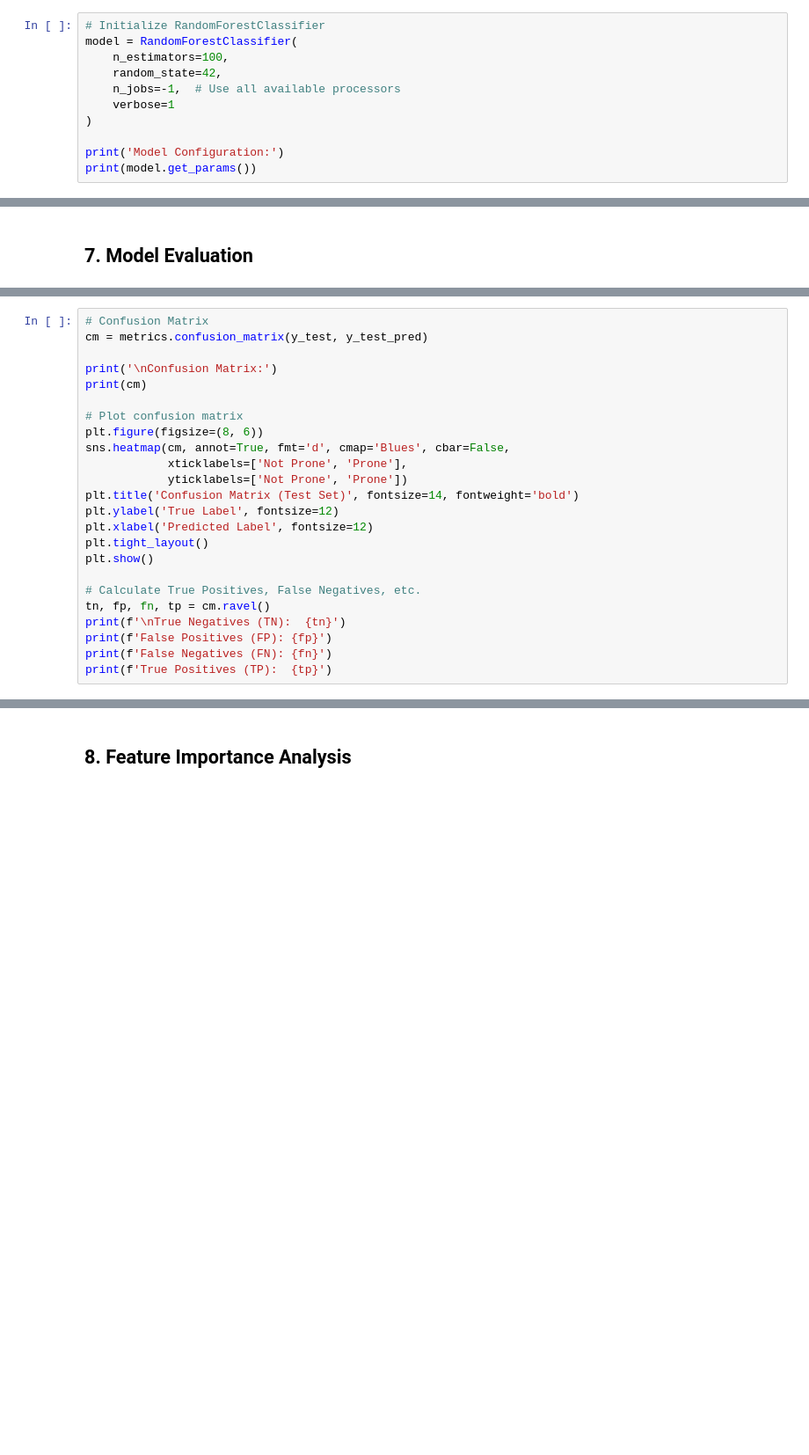
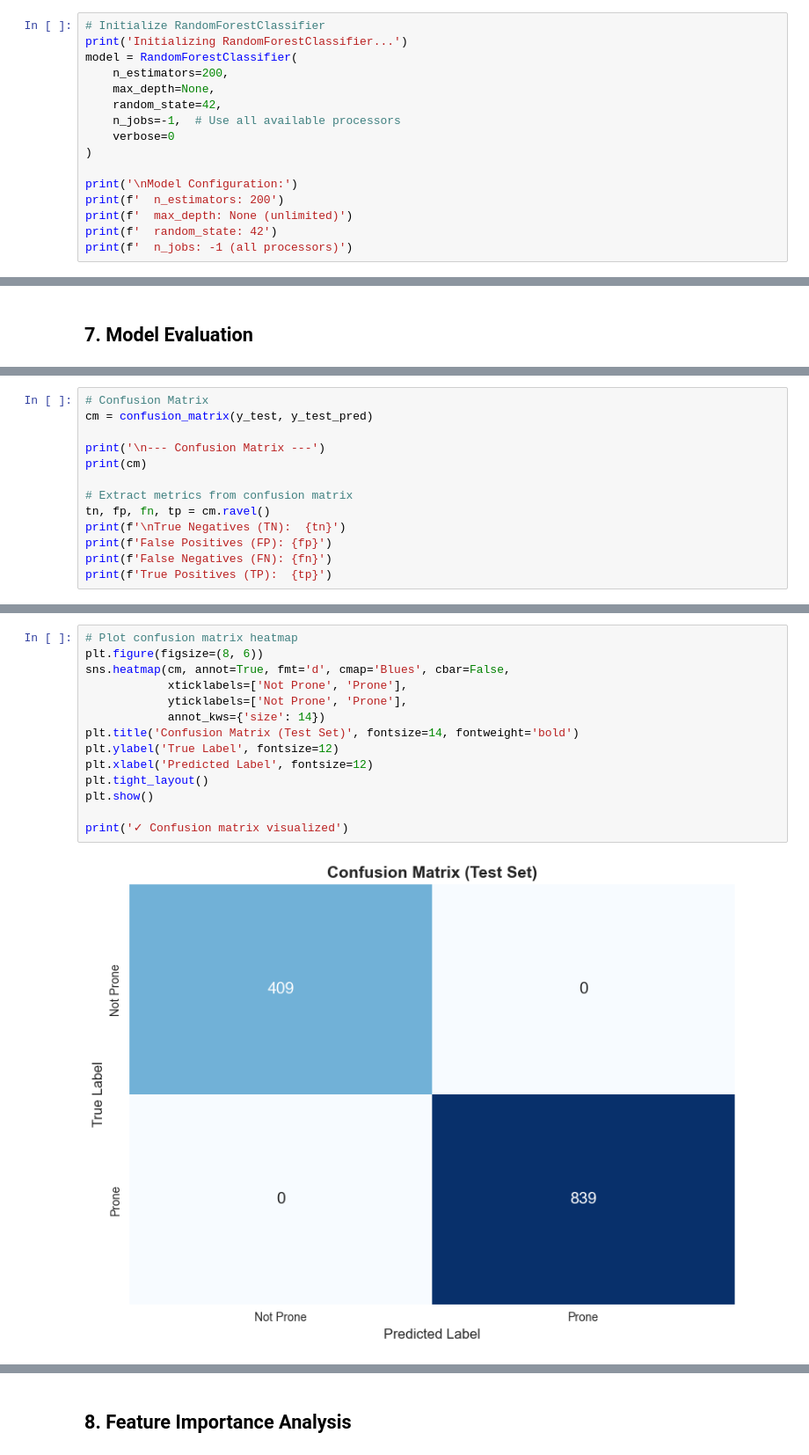
Before and after one commit to zaid-m-zia/rivertwin, a Jupyter notebook: ml/flood_model_training.ipynb, the cells around one changed output, grey strips where cells are left out. Shown at 88% size. Cells and saved outputs as stored; diff of their text form; blank space fills up the shorter version.

```diff
--- a/ml/flood_model_training.ipynb
+++ b/ml/flood_model_training.ipynb
@@ -175,11 +329,16 @@ print('\n✓ Train-test split complete (80-20)')
 # %%
 # Initialize RandomForestClassifier
+print('Initializing RandomForestClassifier...')
 model = RandomForestClassifier(
-    n_estimators=100,
+    n_estimators=200,
+    max_depth=None,
     random_state=42,
     n_jobs=-1,  # Use all available processors
-    verbose=1
+    verbose=0
 )
 
-print('Model Configuration:')
-print(model.get_params())
+print('\nModel Configuration:')
+print(f'  n_estimators: 200')
+print(f'  max_depth: None (unlimited)')
+print(f'  random_state: 42')
+print(f'  n_jobs: -1 (all processors)')
@@ -234,0 +419,13 @@ print(metrics.classification_report(y_test, y_test_pred, target_names=['Not Pron
+# %%
+# Confusion Matrix
+cm = confusion_matrix(y_test, y_test_pred)
+
+print('\n--- Confusion Matrix ---')
+print(cm)
+
+# Extract metrics from confusion matrix
+tn, fp, fn, tp = cm.ravel()
+print(f'\nTrue Negatives (TN):  {tn}')
+print(f'False Positives (FP): {fp}')
+print(f'False Negatives (FN): {fn}')
+print(f'True Positives (TP):  {tp}')
@@ -235,24 +441,16 @@ print(metrics.classification_report(y_test, y_test_pred, target_names=['Not Pron
 # %%
-# Confusion Matrix
-cm = metrics.confusion_matrix(y_test, y_test_pred)
-
-print('\nConfusion Matrix:')
-print(cm)
-
-# Plot confusion matrix
+# Plot confusion matrix heatmap
 plt.figure(figsize=(8, 6))
 sns.heatmap(cm, annot=True, fmt='d', cmap='Blues', cbar=False,
             xticklabels=['Not Prone', 'Prone'],
-            yticklabels=['Not Prone', 'Prone'])
+            yticklabels=['Not Prone', 'Prone'],
+            annot_kws={'size': 14})
 plt.title('Confusion Matrix (Test Set)', fontsize=14, fontweight='bold')
 plt.ylabel('True Label', fontsize=12)
 plt.xlabel('Predicted Label', fontsize=12)
 plt.tight_layout()
 plt.show()
 
-# Calculate True Positives, False Negatives, etc.
-tn, fp, fn, tp = cm.ravel()
-print(f'\nTrue Negatives (TN):  {tn}')
-print(f'False Positives (FP): {fp}')
-print(f'False Negatives (FN): {fn}')
-print(f'True Positives (TP):  {tp}')
+print('✓ Confusion matrix visualized')
+# %% [output]
+[figure, added]
```
Also changed, not shown: parts of 28 cells of this notebook, 2 other files.
